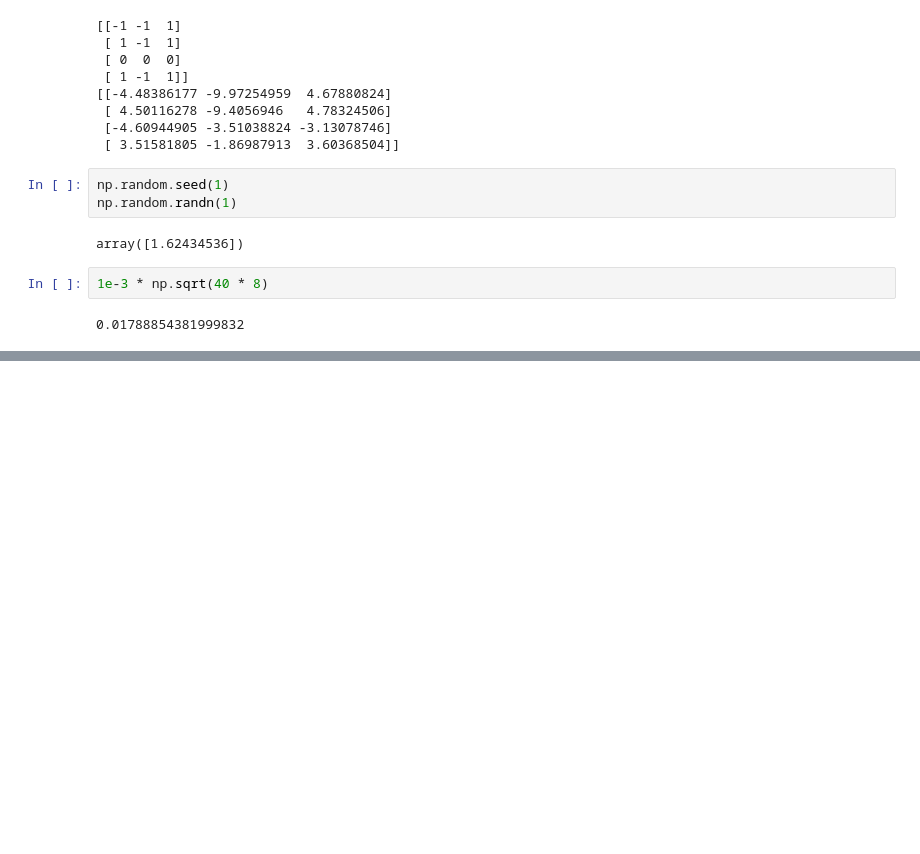
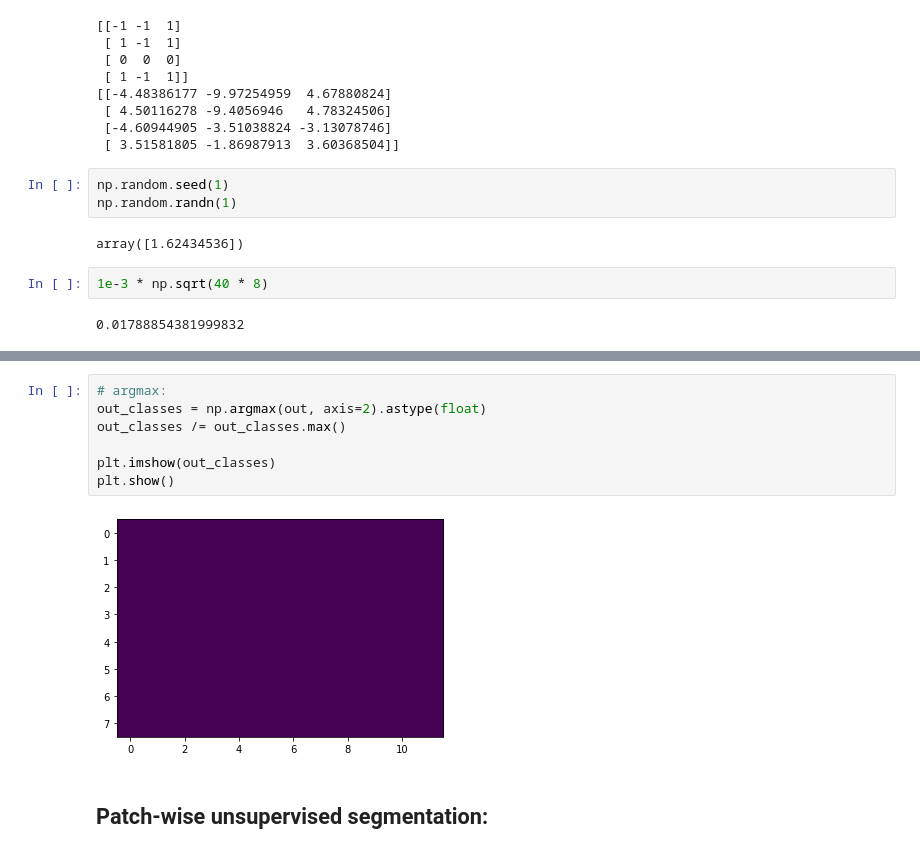
Before and after one commit to harpone/retrieval_app, a Jupyter notebook: notebooks/segmentation.ipynb, the cells around one changed output, grey strips where cells are left out. Cells and saved outputs as stored; diff of their text form; blank space fills up the shorter version.

Commit message:
patch-wise stuff etc

```diff
--- a/notebooks/segmentation.ipynb
+++ b/notebooks/segmentation.ipynb
@@ -341,0 +571,11 @@ array([1.62434536])
+# %%
+# argmax:
+out_classes = np.argmax(out, axis=2).astype(float)
+out_classes /= out_classes.max()
+
+plt.imshow(out_classes)
+plt.show()
+# %% [output]
+[figure, added]
+# %% [markdown]
+## Patch-wise unsupervised segmentation:
```
Also changed, not shown: parts of 38 cells of this notebook, 3 other files.
